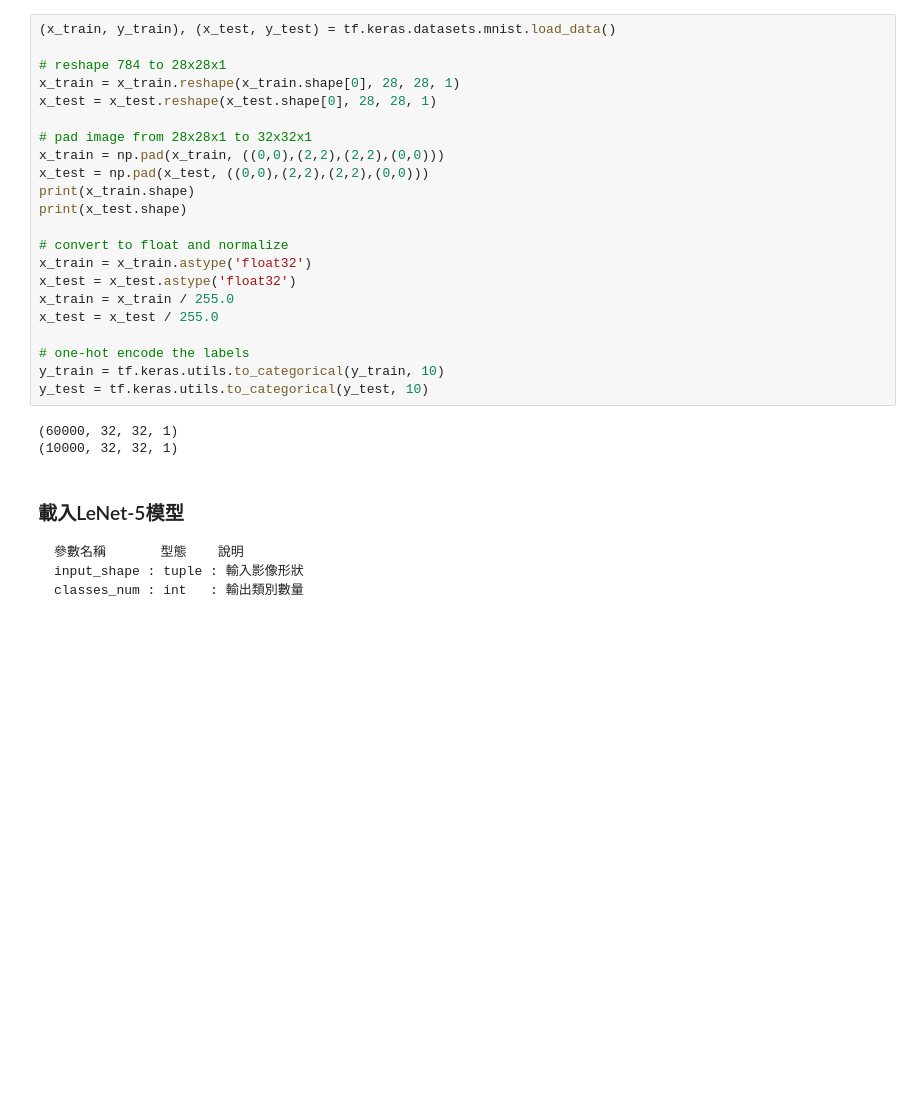
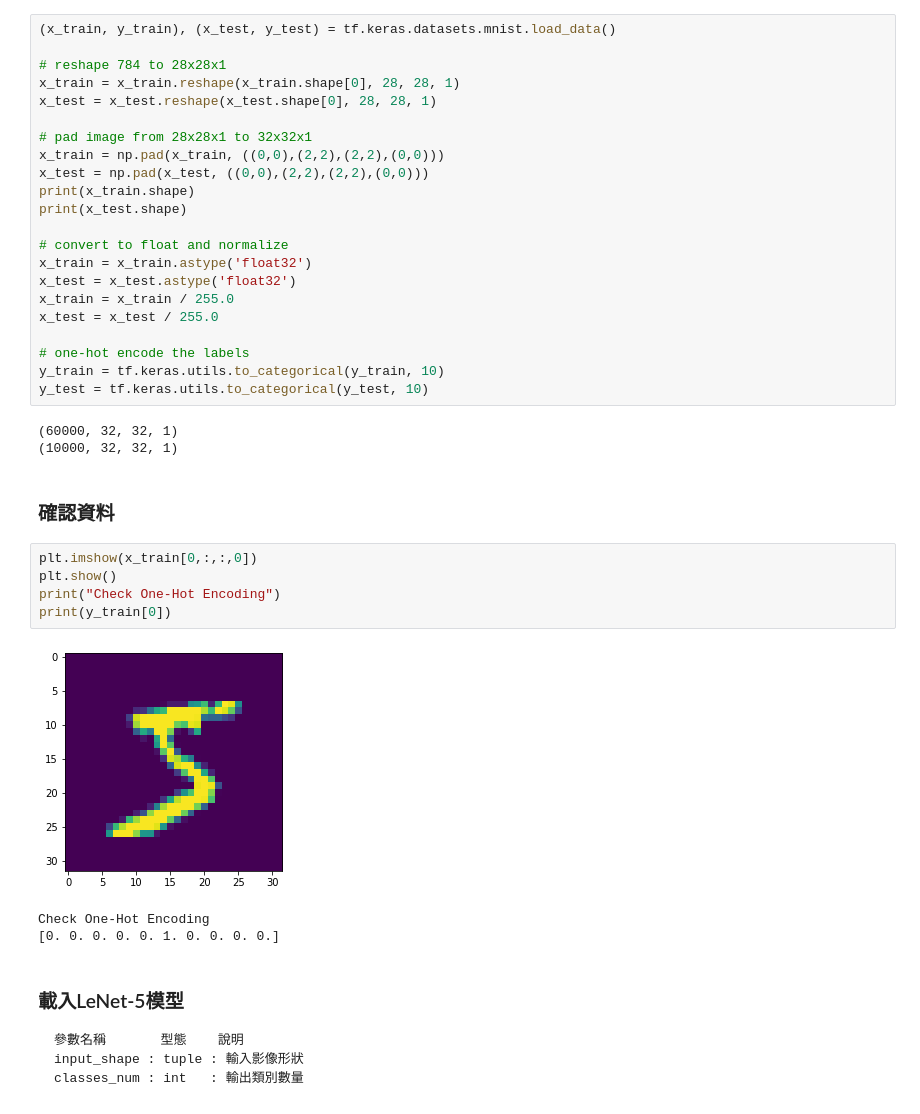
Before and after one commit to jacky10001/tf2-mycnn, a Jupyter notebook: example_lenet.ipynb, the cells around one changed output. Saved outputs shown, nothing was run; the diff lists cells and outputs as text; blank space fills up the shorter version.

```diff
--- a/example_lenet.ipynb
+++ b/example_lenet.ipynb
@@ -39,6 +40,17 @@ y_test = tf.keras.utils.to_categorical(y_test, 10)
 # %% [output]
 (60000, 32, 32, 1)
 (10000, 32, 32, 1)
+# %% [markdown]
+### 確認資料
+# %%
+plt.imshow(x_train[0,:,:,0])
+plt.show()
+print("Check One-Hot Encoding")
+print(y_train[0])
+# %% [output]
+[figure, added]
+Check One-Hot Encoding
+[0. 0. 0. 0. 0. 1. 0. 0. 0. 0.]
 # %% [markdown]
 ### 載入LeNet-5模型
 
```
Also changed, not shown: parts of 3 cells of this notebook.
